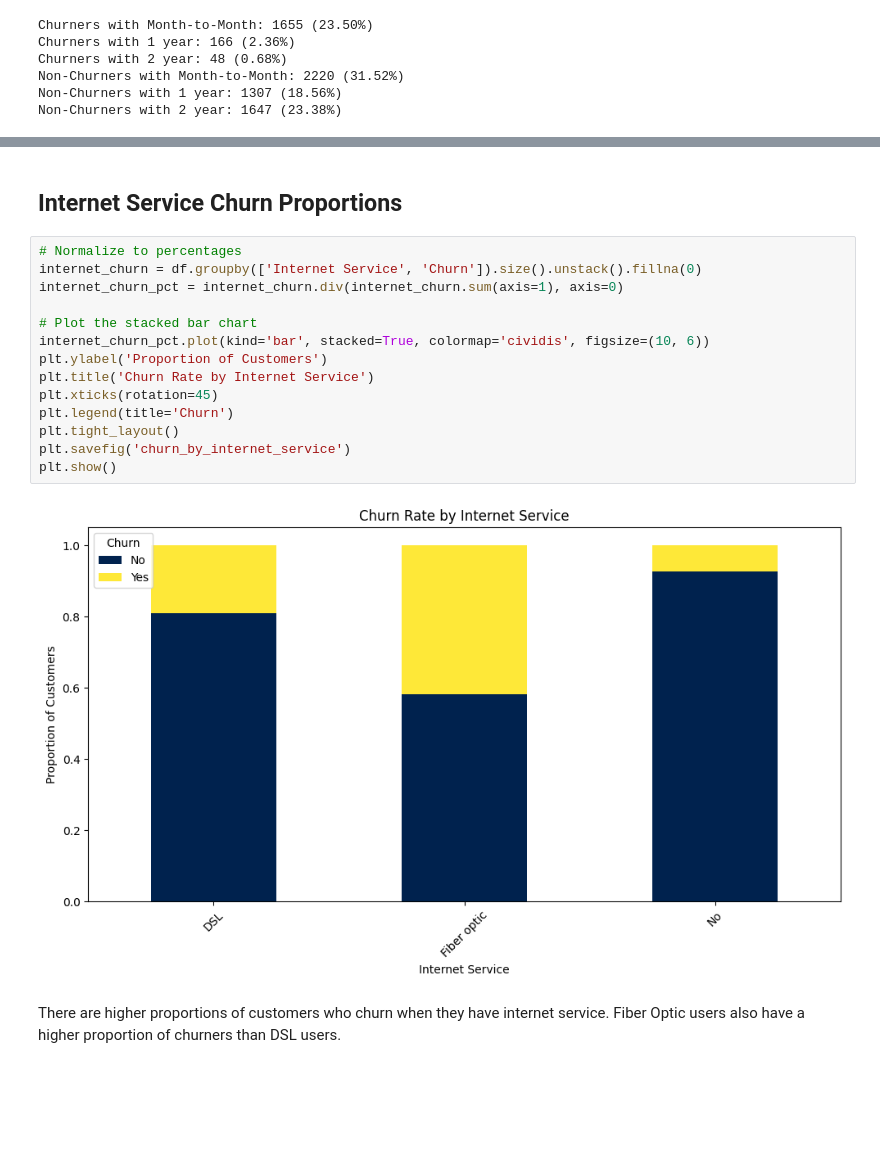
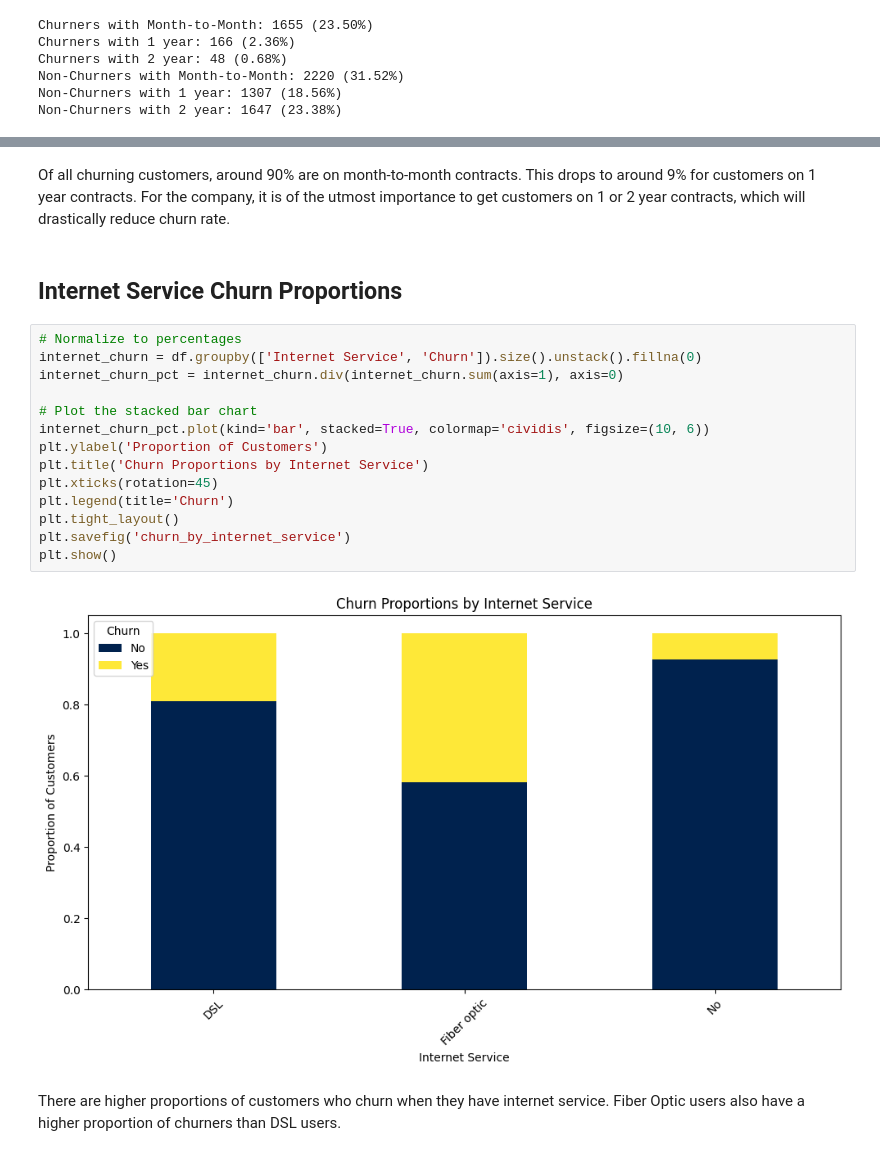
Before and after one commit to nvpham12/Telecom-Customer-Churn-Prediction-and-Data-Analysis, a Jupyter notebook: Customer_Churn_Prediction.ipynb, the cells around one changed output, grey strips where cells are left out. Saved outputs shown, nothing was run; the diff lists cells and outputs as text; blank space fills up the shorter version.

```diff
--- a/Customer_Churn_Prediction.ipynb
+++ b/Customer_Churn_Prediction.ipynb
@@ -915,21 +913,23 @@ The plot indicates similar results, with customers churning more often the short
+# %% [markdown]
+Of all churning customers, around 90% are on month-to-month contracts. This drops to around 9% for customers on 1 year contracts. For the company, it is of the utmost importance to get customers on 1 or 2 year contracts, which will drastically reduce churn rate.
 # %% [markdown]
 ## Internet Service Churn Proportions
 # %%
 # Normalize to percentages
 internet_churn = df.groupby(['Internet Service', 'Churn']).size().unstack().fillna(0)
 internet_churn_pct = internet_churn.div(internet_churn.sum(axis=1), axis=0)
 
 # Plot the stacked bar chart
 internet_churn_pct.plot(kind='bar', stacked=True, colormap='cividis', figsize=(10, 6))
 plt.ylabel('Proportion of Customers')
-plt.title('Churn Rate by Internet Service')
+plt.title('Churn Proportions by Internet Service')
 plt.xticks(rotation=45)
 plt.legend(title='Churn')
 plt.tight_layout()
 plt.savefig('churn_by_internet_service')
 plt.show()
 # %% [output]
-[figure, old version]
+[figure, new version]
 # %% [markdown]
 There are higher proportions of customers who churn when they have internet service. Fiber Optic users also have a higher proportion of churners than DSL users.
 # %% [markdown]
```
Also changed, not shown: parts of 8 cells of this notebook.
